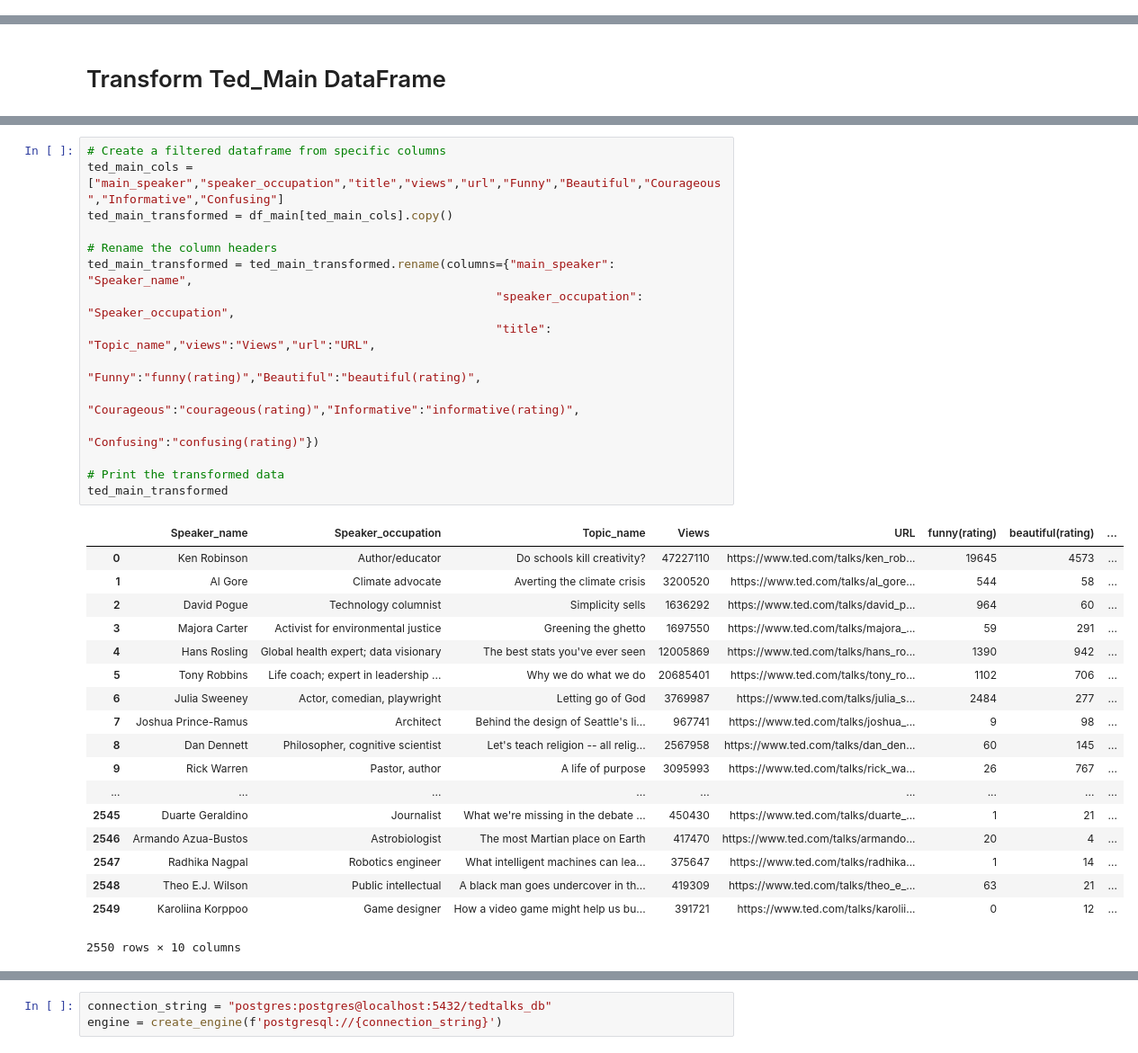
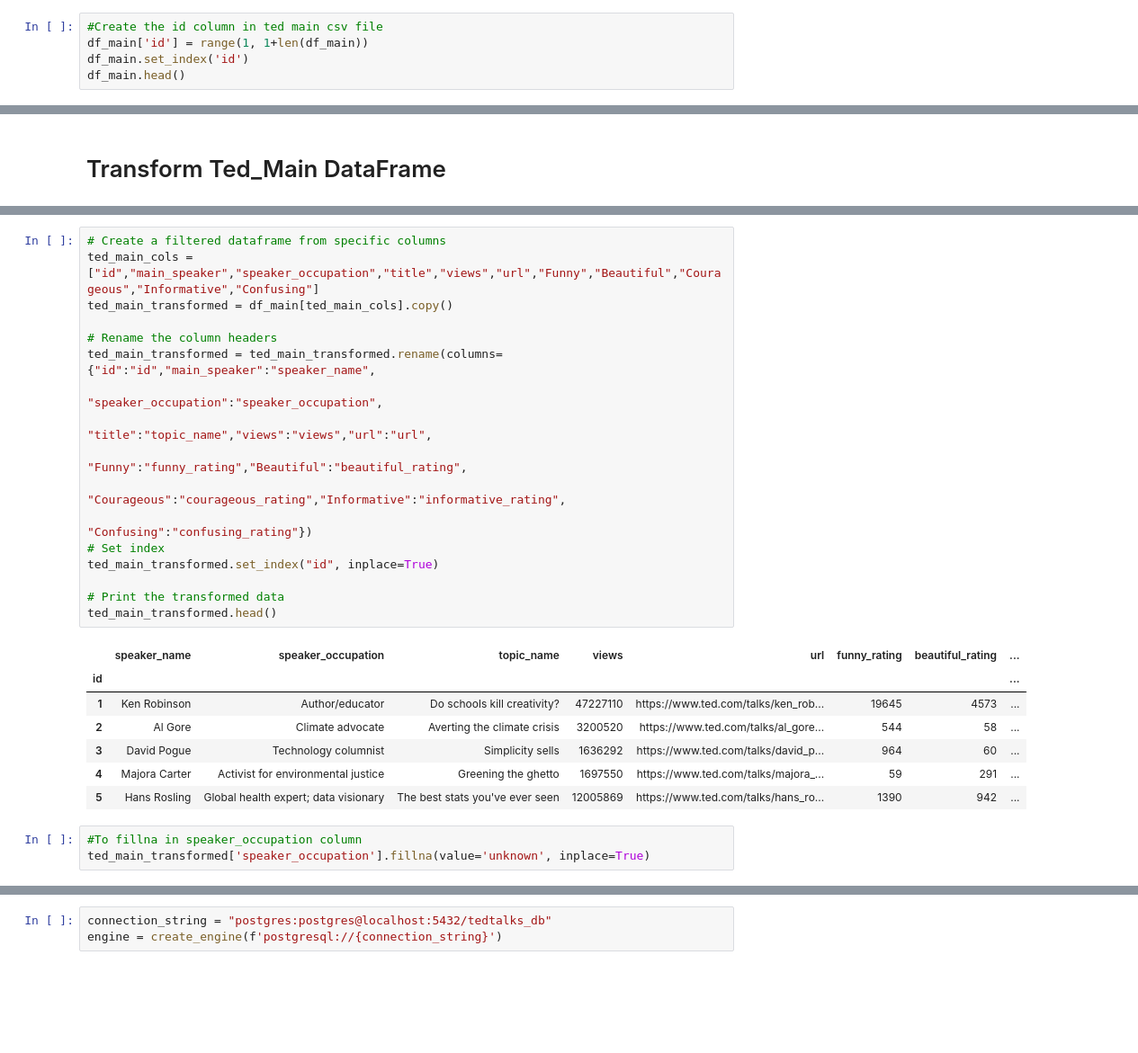
Before and after one commit to shettman/TEDTalks-ETL-Project, a Jupyter notebook: TedTalks_pandas_etl.ipynb, the cells around one changed output, grey strips where cells are left out. Shown at 90% size. Cells and saved outputs as stored; diff of their text form; blank space fills up the shorter version.

Commit message:
final_data1

```diff
--- a/TedTalks_pandas_etl.ipynb
+++ b/TedTalks_pandas_etl.ipynb
@@ -31,0 +19,5 @@ df_main
+# %%
+#Create the id column in ted main csv file
+df_main['id'] = range(1, 1+len(df_main))
+df_main.set_index('id')
+df_main.head()
@@ -104,34 +102,28 @@ df_main
 # %%
 # Create a filtered dataframe from specific columns
-ted_main_cols = ["main_speaker","speaker_occupation","title","views","url","Funny","Beautiful","Courageous","Informative","Confusing"]
+ted_main_cols = ["id","main_speaker","speaker_occupation","title","views","url","Funny","Beautiful","Courageous","Informative","Confusing"]
 ted_main_transformed = df_main[ted_main_cols].copy()
 
 # Rename the column headers
-ted_main_transformed = ted_main_transformed.rename(columns={"main_speaker": "Speaker_name",
-                                                          "speaker_occupation": "Speaker_occupation",
-                                                          "title": "Topic_name","views":"Views","url":"URL",
-                                                            "Funny":"funny(rating)","Beautiful":"beautiful(rating)",
-                                                           "Courageous":"courageous(rating)","Informative":"informative(rating)",
-                                                            "Confusing":"confusing(rating)"})
+ted_main_transformed = ted_main_transformed.rename(columns={"id":"id","main_speaker":"speaker_name",
+                                                          "speaker_occupation":"speaker_occupation",
+                                                          "title":"topic_name","views":"views","url":"url",
+                                                            "Funny":"funny_rating","Beautiful":"beautiful_rating",
+                                                           "Courageous":"courageous_rating","Informative":"informative_rating",
+                                                            "Confusing":"confusing_rating"})
+# Set index
+ted_main_transformed.set_index("id", inplace=True)
 
 # Print the transformed data
-ted_main_transformed
+ted_main_transformed.head()
 # %% [output]
-|  | Speaker_name | Speaker_occupation | Topic_name | Views | URL | funny(rating) | beautiful(rating) | ... |
-| 0 | Ken Robinson | Author/educator | Do schools kill creativity? | 47227110 | https://www.ted.com/talks/ken_rob... | 19645 | 4573 | ... |
-| 1 | Al Gore | Climate advocate | Averting the climate crisis | 3200520 | https://www.ted.com/talks/al_gore... | 544 | 58 | ... |
-| 2 | David Pogue | Technology columnist | Simplicity sells | 1636292 | https://www.ted.com/talks/david_p... | 964 | 60 | ... |
-| 3 | Majora Carter | Activist for environmental justice | Greening the ghetto | 1697550 | https://www.ted.com/talks/majora_... | 59 | 291 | ... |
-| 4 | Hans Rosling | Global health expert; data visionary | The best stats you've ever seen | 12005869 | https://www.ted.com/talks/hans_ro... | 1390 | 942 | ... |
-| 5 | Tony Robbins | Life coach; expert in leadership ... | Why we do what we do | 20685401 | https://www.ted.com/talks/tony_ro... | 1102 | 706 | ... |
-| 6 | Julia Sweeney | Actor, comedian, playwright | Letting go of God | 3769987 | https://www.ted.com/talks/julia_s... | 2484 | 277 | ... |
-| 7 | Joshua Prince-Ramus | Architect | Behind the design of Seattle's li... | 967741 | https://www.ted.com/talks/joshua_... | 9 | 98 | ... |
-| 8 | Dan Dennett | Philosopher, cognitive scientist | Let's teach religion -- all relig... | 2567958 | https://www.ted.com/talks/dan_den... | 60 | 145 | ... |
-| 9 | Rick Warren | Pastor, author | A life of purpose | 3095993 | https://www.ted.com/talks/rick_wa... | 26 | 767 | ... |
-| ... | ... | ... | ... | ... | ... | ... | ... | ... |
-| 2545 | Duarte Geraldino | Journalist | What we're missing in the debate ... | 450430 | https://www.ted.com/talks/duarte_... | 1 | 21 | ... |
-| 2546 | Armando Azua-Bustos | Astrobiologist | The most Martian place on Earth | 417470 | https://www.ted.com/talks/armando... | 20 | 4 | ... |
-| 2547 | Radhika Nagpal | Robotics engineer | What intelligent machines can lea... | 375647 | https://www.ted.com/talks/radhika... | 1 | 14 | ... |
-| 2548 | Theo E.J. Wilson | Public intellectual | A black man goes undercover in th... | 419309 | https://www.ted.com/talks/theo_e_... | 63 | 21 | ... |
-| 2549 | Karoliina Korppoo | Game designer | How a video game might help us bu... | 391721 | https://www.ted.com/talks/karolii... | 0 | 12 | ... |
+|  | speaker_name | speaker_occupation | topic_name | views | url | funny_rating | beautiful_rating | ... |
+| id |  |  |  |  |  |  |  | ... |
+| 1 | Ken Robinson | Author/educator | Do schools kill creativity? | 47227110 | https://www.ted.com/talks/ken_rob... | 19645 | 4573 | ... |
+| 2 | Al Gore | Climate advocate | Averting the climate crisis | 3200520 | https://www.ted.com/talks/al_gore... | 544 | 58 | ... |
+| 3 | David Pogue | Technology columnist | Simplicity sells | 1636292 | https://www.ted.com/talks/david_p... | 964 | 60 | ... |
+| 4 | Majora Carter | Activist for environmental justice | Greening the ghetto | 1697550 | https://www.ted.com/talks/majora_... | 59 | 291 | ... |
+| 5 | Hans Rosling | Global health expert; data visionary | The best stats you've ever seen | 12005869 | https://www.ted.com/talks/hans_ro... | 1390 | 942 | ... |
-2550 rows × 10 columns
+# %%
+#To fillna in speaker_occupation column
+ted_main_transformed['speaker_occupation'].fillna(value='unknown', inplace=True)
```
Also changed, not shown: parts of 13 cells of this notebook, 1 other file.
